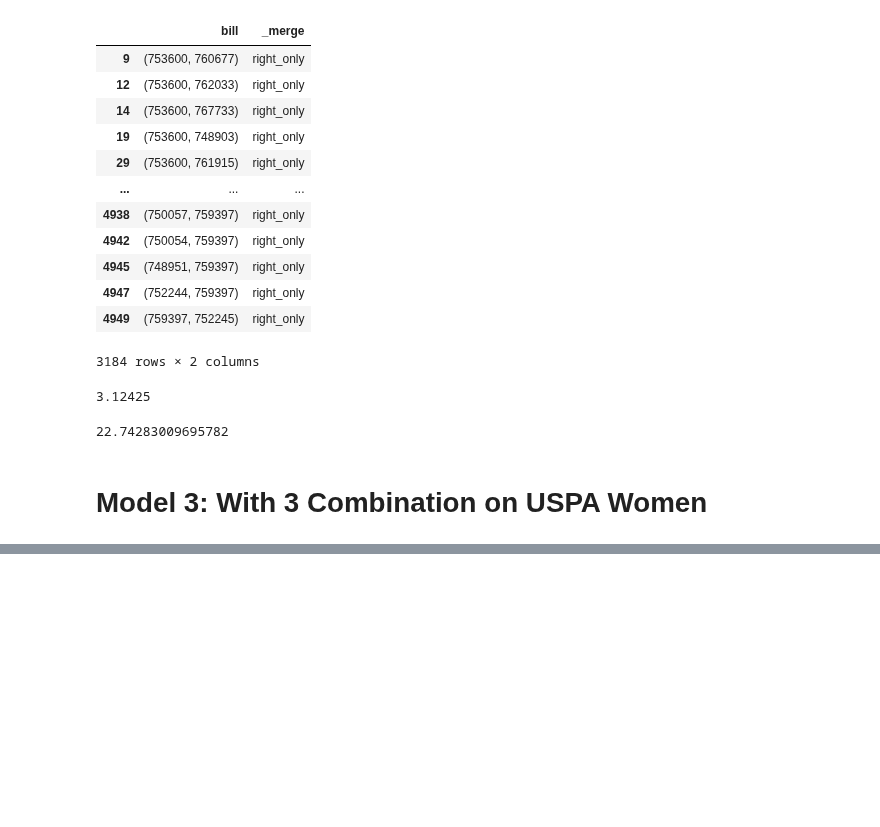
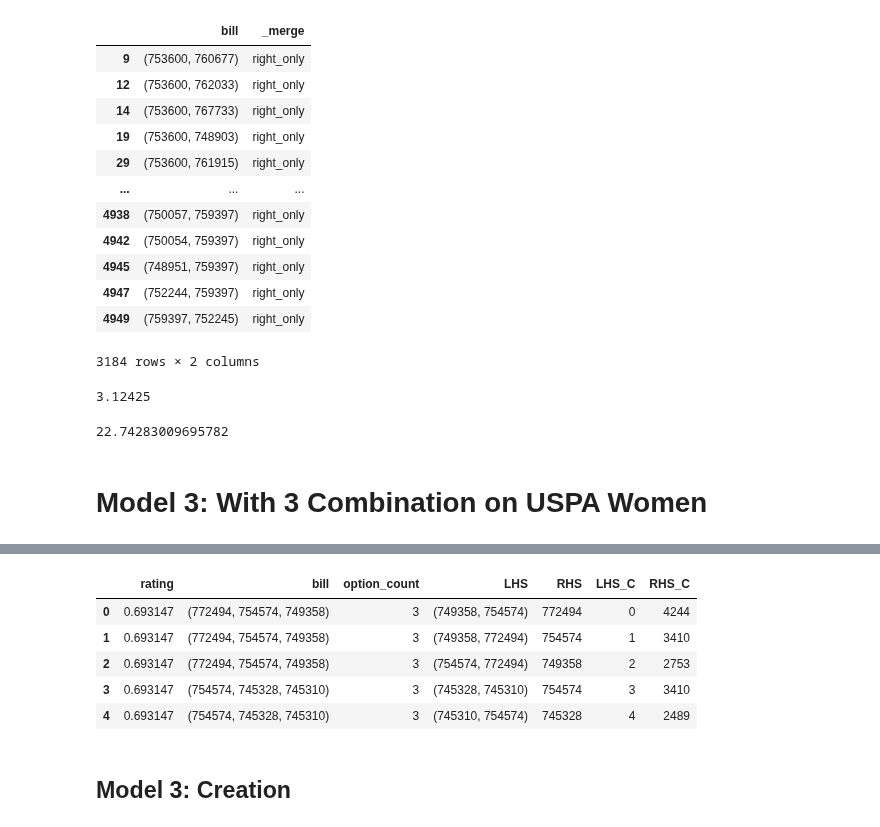
Before and after one commit to melihkacaman/Option-Matrix-Factorization, a Jupyter notebook: notebooks/04. Model 2 Improving.ipynb, the cells around one changed output, grey strips where cells are left out. Drawn from its saved outputs; the diff is of its cells as text; code cells hidden in the pictures; blank space fills up the shorter version.

```diff
--- a/notebooks/04. Model 2 Improving.ipynb
+++ b/notebooks/04. Model 2 Improving.ipynb
@@ -282,0 +275,3 @@ create_rating_matrix_OS()
+# %%
+women_data = pd.read_csv("../datasets/ratings_with_3_combinations_reduced_women_cluster.csv")
+women_data.head()
@@ -282,0 +287,11 @@ create_rating_matrix_OS()
+# %%
+women_data.head()
+# %% [output]
+|  | rating | bill | option_count | LHS | RHS | LHS_C | RHS_C |
+| 0 | 0.693147 | (772494, 754574, 749358) | 3 | (749358, 754574) | 772494 | 0 | 4244 |
+| 1 | 0.693147 | (772494, 754574, 749358) | 3 | (749358, 772494) | 754574 | 1 | 3410 |
+| 2 | 0.693147 | (772494, 754574, 749358) | 3 | (754574, 772494) | 749358 | 2 | 2753 |
+| 3 | 0.693147 | (754574, 745328, 745310) | 3 | (745328, 745310) | 754574 | 3 | 3410 |
+| 4 | 0.693147 | (754574, 745328, 745310) | 3 | (745310, 754574) | 745328 | 4 | 2489 |
+# %% [markdown]
+## Model 3: Creation
```
Also changed, not shown: parts of 8 cells of this notebook, 4 other files.
